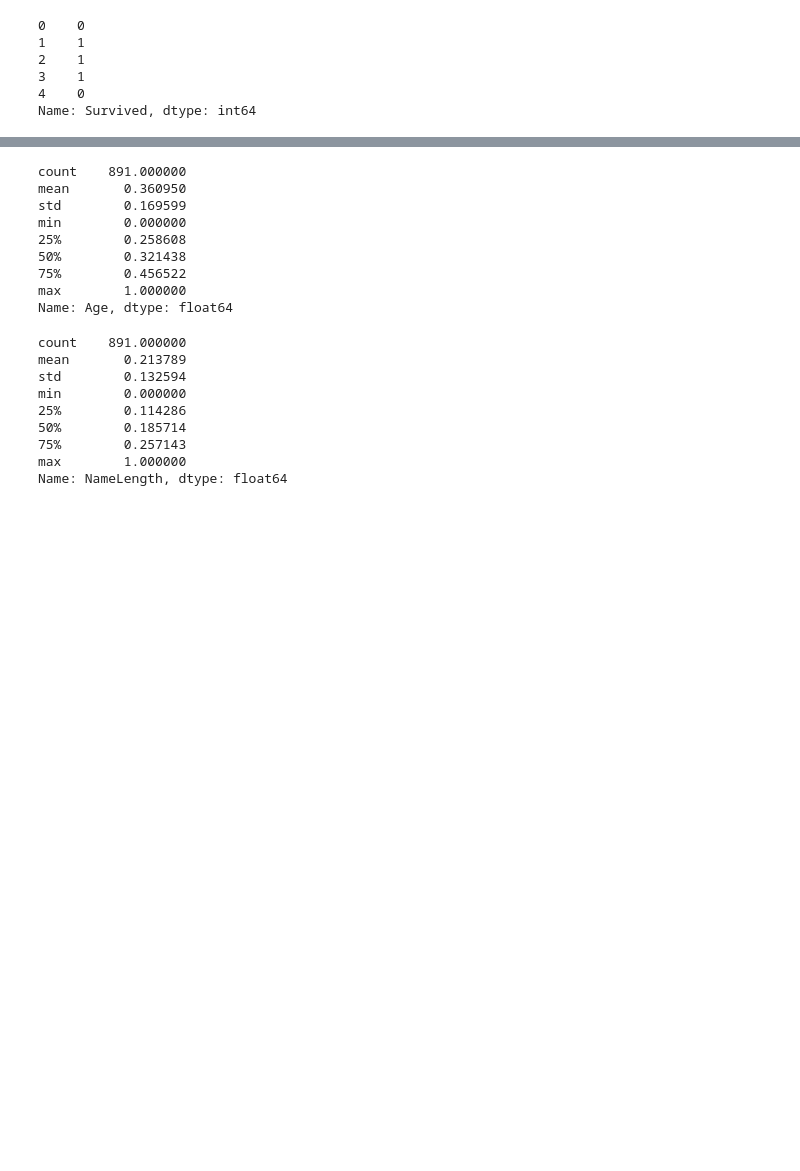
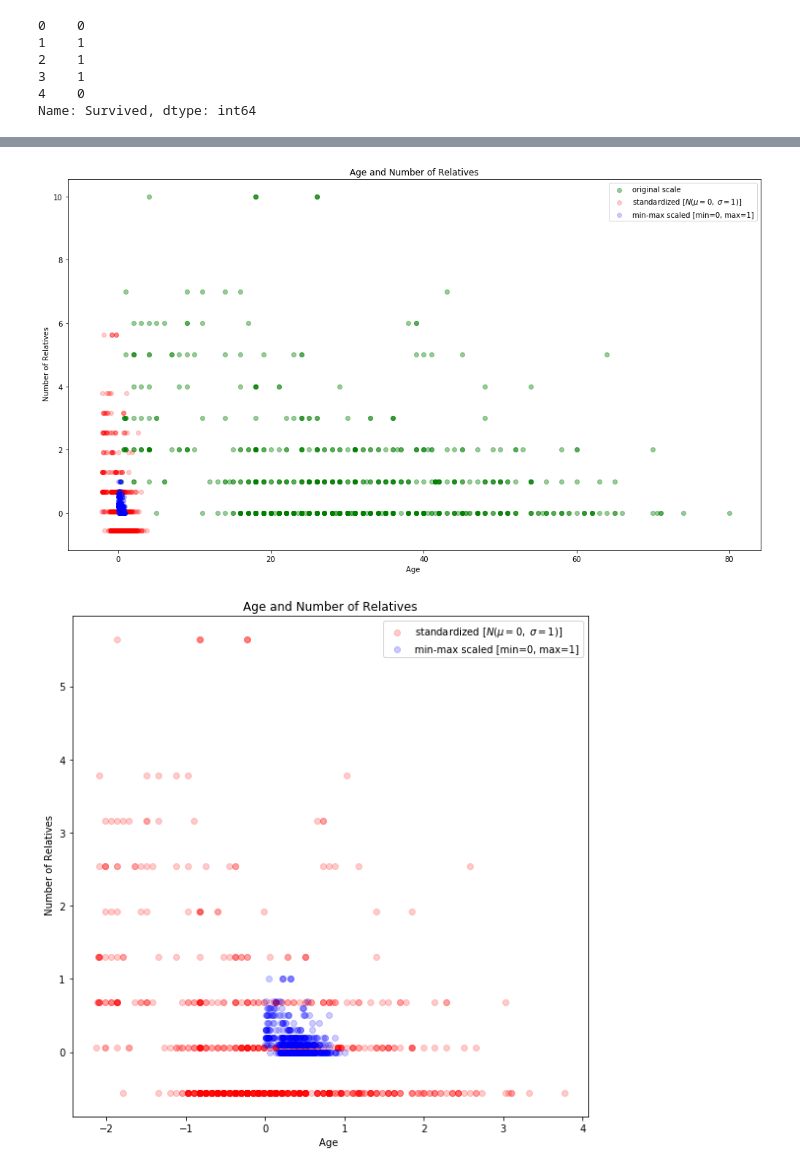
Before and after one commit to BigBangData/TitanicSurvival, a Jupyter notebook: Kaggle_TitanicSurvival.ipynb, the cells around one changed output, grey strips where cells are left out. Saved outputs shown, nothing was run; the diff lists cells and outputs as text; code cells hidden in the pictures; blank space fills up the shorter version.

```diff
--- a/Kaggle_TitanicSurvival.ipynb
+++ b/Kaggle_TitanicSurvival.ipynb
@@ -202,24 +197,0 @@ Name: FarePerPerson, dtype: float64
-# %%
-train['Age'].describe()
-# %% [output]
-count    891.000000
-mean       0.360950
-std        0.169599
-min        0.000000
-25%        0.258608
-50%        0.321438
-75%        0.456522
-max        1.000000
-Name: Age, dtype: float64
-# %%
-train['NameLength'].describe()
-# %% [output]
-count    891.000000
-mean       0.213789
-std        0.132594
-min        0.000000
-25%        0.114286
-50%        0.185714
-75%        0.257143
-max        1.000000
-Name: NameLength, dtype: float64
@@ -228,0 +198,47 @@ Name: NameLength, dtype: float64
+# %%
+# comparing min-max and standard scaling
+%matplotlib inline
+
+from matplotlib import pyplot as plt
+
+def plot_all(x, std_x, mm_x, y, std_y, mm_y, title):
+
+    plt.figure(figsize=(14,8))
+
+    plt.scatter(x,y, color='green', label='original scale', alpha=0.4)
+    plt.scatter(std_x, std_y, color='red', label='standardized [$N(\mu=0, \; \sigma=1)$]', alpha=0.2)
+    plt.scatter(mm_x, mm_y, color='blue', label='min-max scaled [min=0, max=1]', alpha=0.2)
+
+    plt.title(title)
+    plt.xlabel(title.split('and')[0])
+    plt.ylabel(title.split('and')[1])
+    plt.legend(loc='upper right')
+    plt.tight_layout()
+
+def plot_scaled(x, std_x, mm_x, y, std_y, mm_y, title):
+
+    plt.figure(figsize=(8,8))
+
+    plt.scatter(std_x, std_y, color='red', label='standardized [$N(\mu=0, \; \sigma=1)$]', alpha=0.2)
+    plt.scatter(mm_x, mm_y, color='blue', label='min-max scaled [min=0, max=1]', alpha=0.2)
+
+    plt.title(title)
+    plt.xlabel(title.split('and')[0])
+    plt.ylabel(title.split('and')[1])
+    plt.legend(loc='upper right')
+    plt.tight_layout()
+# %%
+plot_all(train['Age'],train['Age_std'],train['Age_minmax'],
+         train['NumRelatives'],train['NumRelatives_std'],train['NumRelatives_minmax'],
+        'Age and Number of Relatives')
+
+plt.show()
+
+plot_scaled(train['Age'],train['Age_std'],train['Age_minmax'],
+         train['NumRelatives'],train['NumRelatives_std'],train['NumRelatives_minmax'],
+        'Age and Number of Relatives')
+
+plt.show()
+# %% [output]
+[figure, added]
+[figure, added]
```
Also changed, not shown: parts of 8 cells of this notebook.
